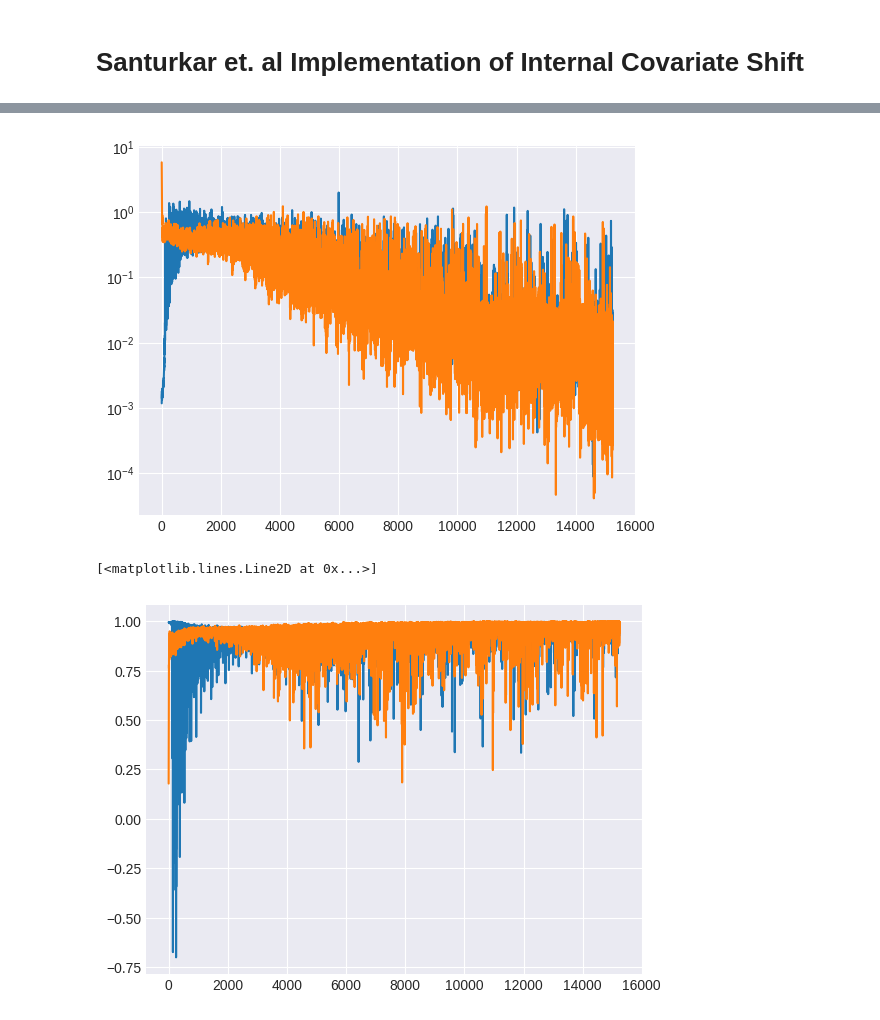
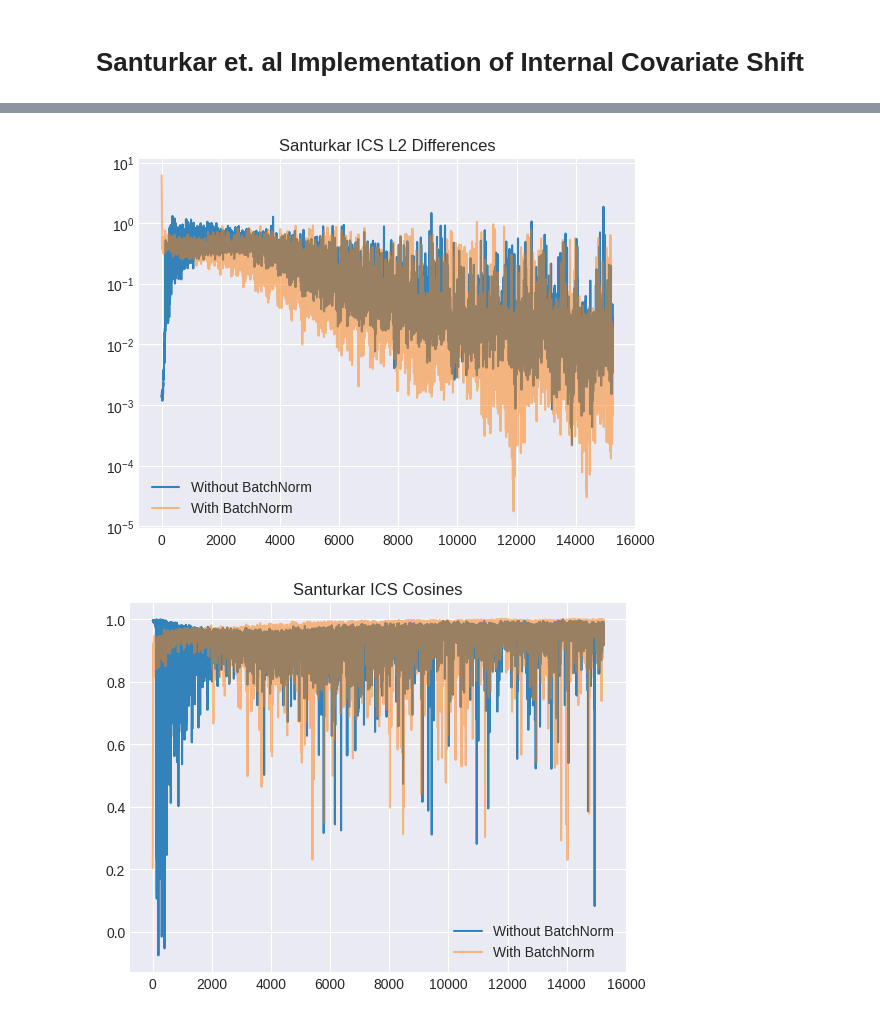
Before and after one commit to novastar53/novastar53.github.io, a Jupyter notebook: site/how-batchnorm-works-part-2.ipynb, the cells around one changed output, grey strips where cells are left out. Cells and saved outputs as stored; diff of their text form; code cells hidden in the pictures.

Commit message:
Improved the Santurkar ICS plots.

```diff
--- a/site/how-batchnorm-works-part-2.ipynb
+++ b/site/how-batchnorm-works-part-2.ipynb
@@ -126,7 +126,7 @@ class VGGNet(nnx.Module):
         activations["out"] = x
         return x, activations
 # %%
-rng_key = jax.random.key(1337)
+rng_key = jax.random.key(42)
 rngs = nnx.Rngs(rng_key)
 candidate = VGGNet(rngs=rngs)
 graphdef, state = nnx.split(candidate)
@@ -138,7 +138,7 @@ Initialized model with 9,476,298 parameters.
 [interactive output not drawn]
 [interactive output not drawn]
 # %%
-rng_key = jax.random.key(1337)
+rng_key = jax.random.key(42)
 rngs = nnx.Rngs(rng_key)
 baseline = VGGNet(rngs=rngs)
 
@@ -417,17 +417,22 @@ iter: 15240 | baseline loss: 0.0136 | candidate loss: 0.0001 | baseline train ac
 baseline_kernel_ics_l2_norms = [ n.conv.kernel.value for n in baseline_ics_l2_norms ]
 candidate_kernel_ics_l2_norms = [ n.conv.kernel.value for n in candidate_ics_l2_norms ]
 
-plt.plot(baseline_kernel_ics_l2_norms)
-plt.plot(candidate_kernel_ics_l2_norms)
+plt.plot(baseline_kernel_ics_l2_norms, label="Without BatchNorm", alpha=0.9)
+plt.plot(candidate_kernel_ics_l2_norms, label="With BatchNorm", alpha=0.5)
 plt.yscale('log')
+plt.title("Santurkar ICS L2 Differences")
+plt.legend()
+plt.show()
 # %% [output]
-[figure, old version]
+[figure, new version]
 # %%
 baseline_kernel_ics_cosines = [ n.conv.kernel.value for n in baseline_ics_cosines ]
 candidate_kernel_ics_cosines = [ n.conv.kernel.value for n in candidate_ics_cosines ]
 
-plt.plot(baseline_kernel_ics_cosines)
-plt.plot(candidate_kernel_ics_cosines)
+plt.plot(baseline_kernel_ics_cosines, label="Without BatchNorm", alpha=0.9)
+plt.plot(candidate_kernel_ics_cosines, label="With BatchNorm", alpha=0.5)
+plt.title("Santurkar ICS Cosines")
+plt.legend()
+plt.show()
 # %% [output]
-[<matplotlib.lines.Line2D at 0x...>]
-[figure, old version]
+[figure, new version]
```
Also changed, not shown: parts of 2 cells of this notebook.
